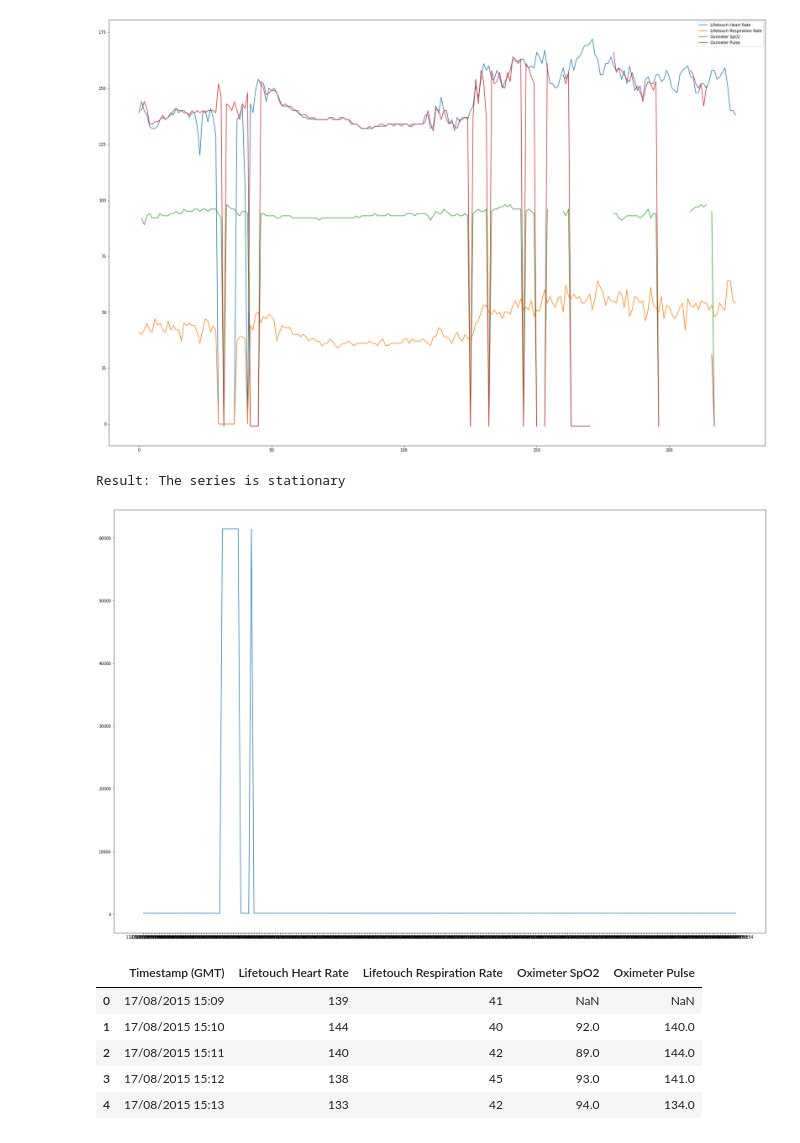
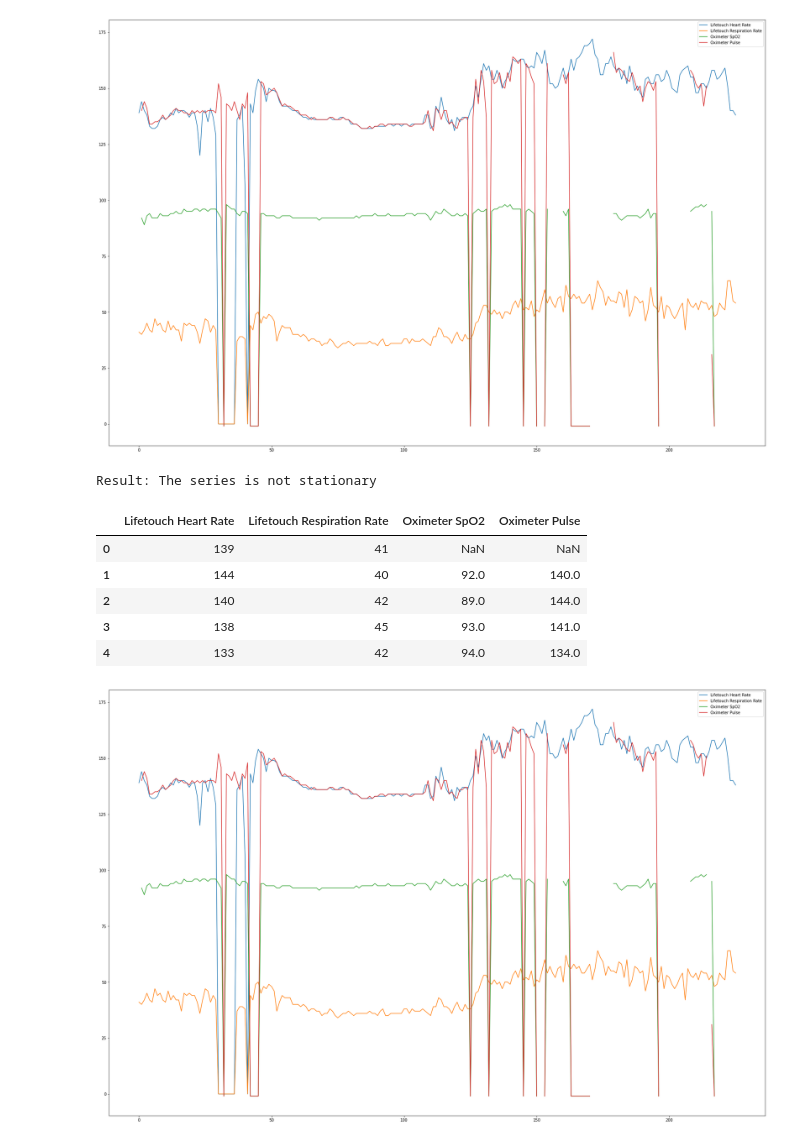
Before and after one commit to YazCodes/heartRatePrediction, a Jupyter notebook: PredictHeartRate_TimeSeries.ipynb, the cells around one changed output. Drawn from its saved outputs; the diff is of its cells as text; code cells hidden in the pictures.

```diff
--- a/PredictHeartRate_TimeSeries.ipynb
+++ b/PredictHeartRate_TimeSeries.ipynb
@@ -73,20 +73,22 @@ df.plot()
 <matplotlib.axes._subplots.AxesSubplot at 0x...>
 [figure]
 # %%
-#Step one - check if data is stationary
-df = pd.read_csv("PT_Train.csv")
+#Step one - check if data is stationary using the KPSS test
+#df = pd.read_csv("PT_Train.csv")
 statistic, p_value, n_lags, critical_values = sm.tsa.stattools.kpss(df['Lifetouch Heart Rate'])
 print(f'\nResult: The series is {"not " if p_value < 0.05 else ""}stationary\n')
 
-plt.plot(df['Timestamp (GMT)'],df['Lifetouch Heart Rate'])
-plt.show()
+#plt.plot(df['Timestamp (GMT)'],df['Lifetouch Heart Rate'])
+df.plot()
 df.head()
+
+#results show data is NOT stationary - meaning the mean, variance and covariance do not vary with time. -
 # %% [output]
-Result: The series is stationary
+Result: The series is not stationary
+|  | Lifetouch Heart Rate | Lifetouch Respiration Rate | Oximeter SpO2 | Oximeter Pulse |
+| 0 | 139 | 41 | NaN | NaN |
+| 1 | 144 | 40 | 92.0 | 140.0 |
+| 2 | 140 | 42 | 89.0 | 144.0 |
+| 3 | 138 | 45 | 93.0 | 141.0 |
+| 4 | 133 | 42 | 94.0 | 134.0 |
-[figure, old version]
+[figure, new version]
-|  | Timestamp (GMT) | Lifetouch Heart Rate | Lifetouch Respiration Rate | Oximeter SpO2 | Oximeter Pulse |
-| 0 | 17/08/2015 15:09 | 139 | 41 | NaN | NaN |
-| 1 | 17/08/2015 15:10 | 144 | 40 | 92.0 | 140.0 |
-| 2 | 17/08/2015 15:11 | 140 | 42 | 89.0 | 144.0 |
-| 3 | 17/08/2015 15:12 | 138 | 45 | 93.0 | 141.0 |
-| 4 | 17/08/2015 15:13 | 133 | 42 | 94.0 | 134.0 |
```
Also changed, not shown: parts of 2 cells of this notebook.
